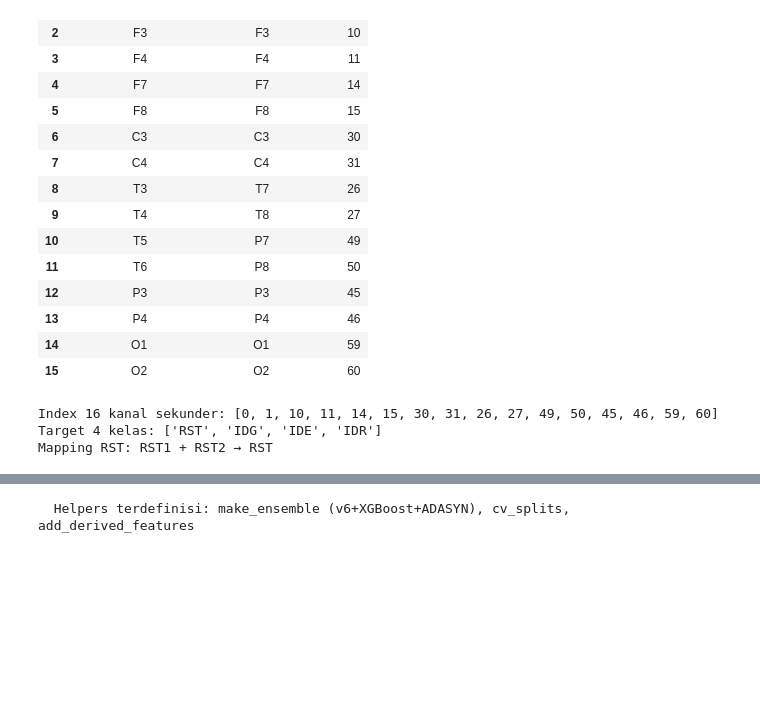
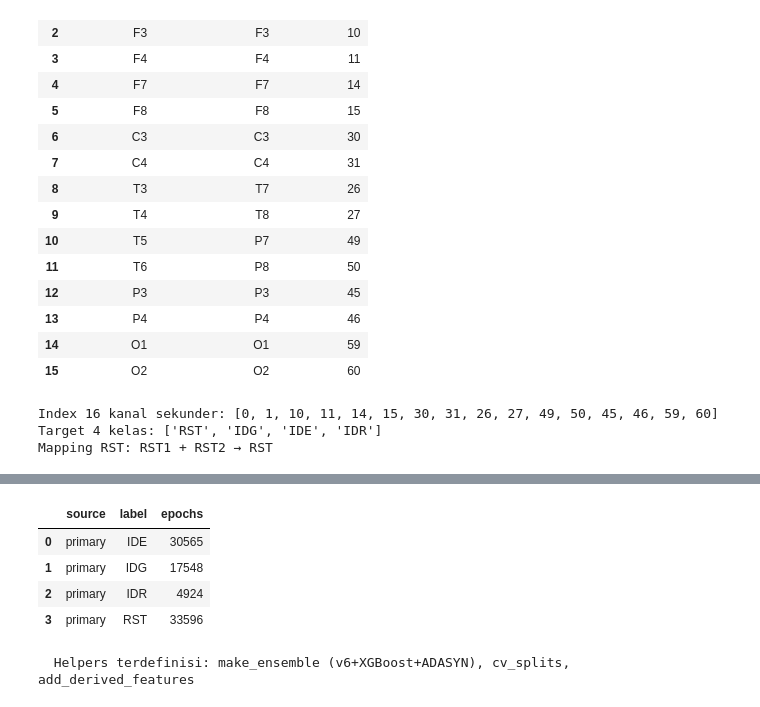
Before and after one commit to Ersaoktaviannn/eeg-creative-state-classifier, a Jupyter notebook: EEG_Secondary-v4.ipynb, the cells around one changed output, grey strips where cells are left out. Saved outputs shown, nothing was run; the diff lists cells and outputs as text; code cells hidden in the pictures; blank space fills up the shorter version.

```diff
--- a/EEG_Secondary-v4.ipynb
+++ b/EEG_Secondary-v4.ipynb
@@ -40,20 +40,25 @@ PREPROCESSED_CACHE_DIR = CACHE_DIR / "preprocessed"
 for folder in [SECONDARY_DIR, PREPROCESSED_CACHE_DIR, FEATURE_CACHE_DIR, OUTPUT_DIR]:
     folder.mkdir(parents=True, exist_ok=True)
 
-# --- SMART FILE DETECTION (Mencegah Upload Ulang) ---
-existing_files = list(Path('/content/').glob('*.mat')) + list(SECONDARY_DIR.glob('*.mat'))
+# --- SMART FILE DETECTION (Refresh from Disk) ---
+# Cari di /content/ langsung (lokasi default upload) dan SECONDARY_DIR
+existing_files = sorted(list(Path('/content/').glob('*.mat')) + list(SECONDARY_DIR.glob('*.mat')))
 
 if len(existing_files) > 0:
-    print(f"[SKIP] Ditemukan {len(existing_files)} file .mat di session. Tidak perlu upload ulang.")
+    print(f"[OK] Ditemukan {len(existing_files)} file .mat. Melanjutkan tanpa upload ulang.")
     mat_files = [f.name for f in existing_files]
 else:
     print("Belum ada file terdeteksi. Silakan pilih file .mat untuk diunggah:")
     uploaded = files.upload()
     for filename, content in uploaded.items():
-        target_path = SECONDARY_DIR / filename
+        target_path = Path('/content/') / filename
         with open(target_path, 'wb') as f:
             f.write(content)
-    mat_files = [f for f in Path(SECONDARY_DIR).glob('*.mat')]
+    existing_files = sorted(list(Path('/content/').glob('*.mat')))
+    mat_files = [f.name for f in existing_files]
+
+# Update global variables for other cells
+avail_files = existing_files
 
 print(f"\nFile siap diproses: {len(mat_files)}")
 
@@ -574,0 +452,79 @@ Epochs setelah balancing: 20081
+# %%
+from scipy.signal import hilbert
+import scipy.io as sio
+
+def detect_file_source(path):
+    path_str = str(path).lower()
+    if "secondary" in path_str:
+        return "secondary"
+    return "primary"
+
+def discover_selected_refs(selected_paths):
+    discovered = []
+    for path_str in selected_paths:
+        path = Path(path_str)
+        source = detect_file_source(path)
+        try:
+            subj_id = infer_subject_id(path.name, "SUB")
+            keys = []
+            try:
+                with h5py.File(path, 'r') as f:
+                    keys = [k for k in f.keys() if not k.startswith('__')]
+            except:
+                mdata = sio.whosmat(str(path))
+                keys = [m[0] for m in mdata if not m[0].startswith('__')]
+
+            for raw_k in keys:
+                norm_l = normalize_label(raw_k)
+                if norm_l:
+                    discovered.append({
+                        "record_id": f"{subj_id}_{raw_k}",
+                        "subject_id": subj_id,
+                        "source": source,
+                        "label": norm_l,
+                        "mat_key": raw_k,
+                        "file_path": str(path),
+                        "sfreq": FS_SECONDARY if source == "secondary" else FS_PRIMARY
+                    })
+        except Exception as e:
+            print(f"Warning: Gagal memproses {path.name}: {e}")
+    return discovered
+
+print(f"Memulai penemuan record untuk {len(avail_files)} file...")
+all_discovered = discover_selected_refs([str(f) for f in avail_files])
+
+refs = []
+for r in all_discovered:
+    r_copy = r.copy()
+    r_copy['label'] = r['mat_key']
+    refs.append(r_copy)
+
+if not refs:
+    print("Error: Tidak ada record yang ditemukan.")
+else:
+    print(f"Ditemukan {len(refs)} record. Memulai preprocessing & cache...")
+    prepared_records = prepare_preprocessed_cache(refs)
+
+    feature_tables = {}
+    for config in EXPERIMENT_CONFIGS:
+        ident = (f"epoch_{config['epoch_seconds']}s__overlap_{config['overlap_ratio']}__"
+                 f"trim_{config['primary_trim_seconds']}s__spectral_{ADD_SPECTRAL_FEATURES}__"
+                 f"4class__{CACHE_VERSION}")
+
+        cpath = FEATURE_CACHE_DIR / f"{stable_name(ident)}.pkl"
+
+        # Force rebuild to apply the v7 feature schema fix
+        print(f"[BUILD] Ekstraksi fitur: {ident[:50]}...")
+        # Ensure label mapping is consistent
+        prepared_records['label_norm'] = [remap_to_4class(normalize_label(rid.split('_')[-1])) for rid in prepared_records['record_id']]
+        f_df = build_feature_table(prepared_records, config)
+
+        # Remap labels to 4-class for training
+        f_df['label'] = f_df['label'].apply(lambda x: remap_to_4class(normalize_label(x)))
+        f_df = f_df.dropna(subset=['label'])
+        f_df.to_pickle(cpath)
+
+        feature_tables[ident] = f_df
+        print(f"\nFeature Table Ready: {f_df.shape[0]} epochs, {f_df.shape[1]} columns.")
+        display(f_df.groupby(["source", "label"]).size().reset_index(name="epochs"))
+# %% [output]
@@ -575,3 +548,8 @@ Epochs setelah balancing: 20081
+|  | source | label | epochs |
+| 0 | primary | IDE | 30565 |
+| 1 | primary | IDG | 17548 |
+| 2 | primary | IDR | 4924 |
+| 3 | primary | RST | 33596 |
 # %%
 # ============================================================
 # DERIVED FEATURES & ENSEMBLE BUILDER
```
Also changed, not shown: parts of 9 cells of this notebook.
